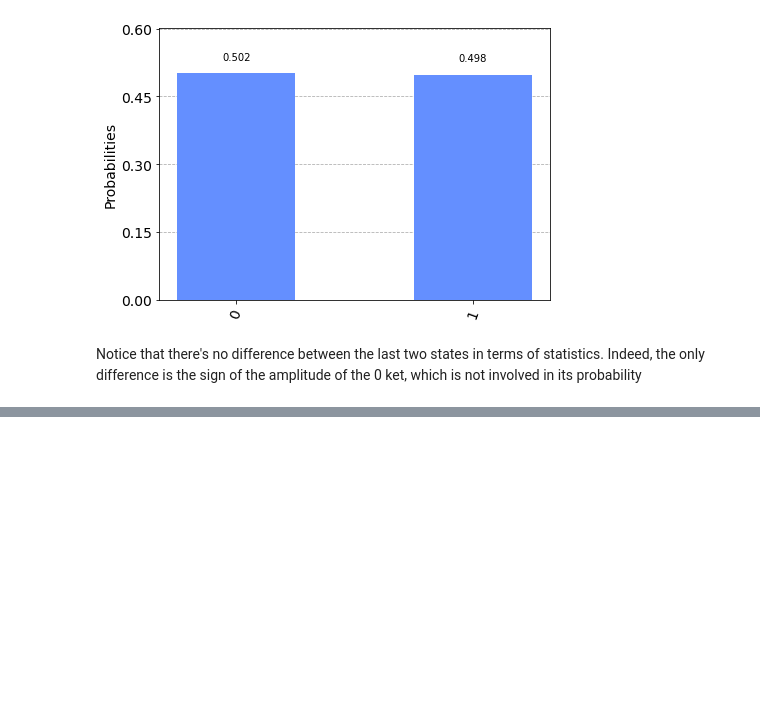
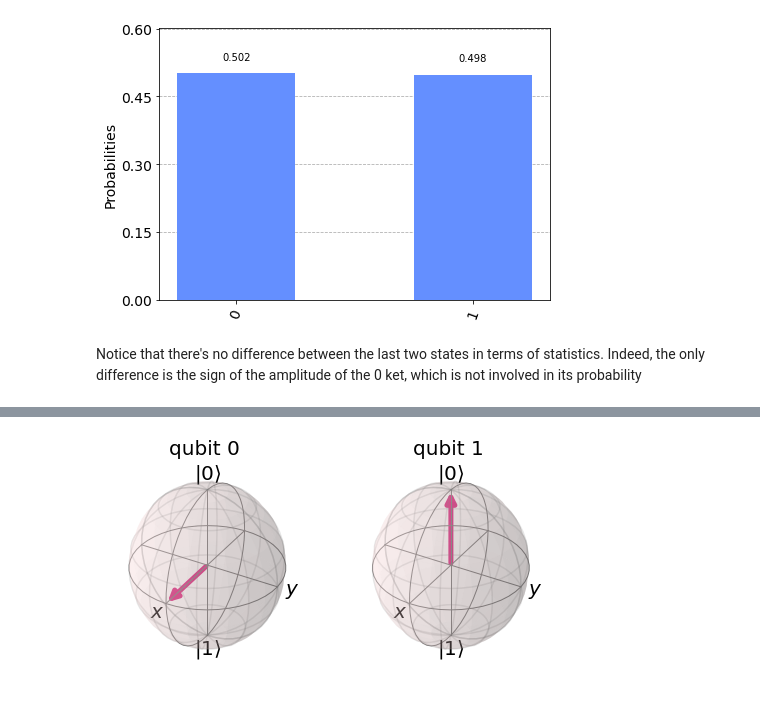
Before and after one commit to GiuliaLanzillotta/My-ML-exercises, a Jupyter notebook: Intro_to_quantum_computing.ipynb, the cells around one changed output, grey strips where cells are left out. Saved outputs shown, nothing was run; the diff lists cells and outputs as text; code cells hidden in the pictures; blank space fills up the shorter version.

```diff
--- a/Intro_to_quantum_computing.ipynb
+++ b/Intro_to_quantum_computing.ipynb
@@ -124,0 +166,8 @@ Notice that there's no difference between the last two states in terms of statis
+# %%
+# Adding Hadamard gate H on qubit 0, which puts it into a superposition state.
+circuit = QuantumCircuit(2,2)
+circuit.h(0)
+job = execute(circuit, backend_statevector)
+plot_bloch_multivector(job.result().get_statevector())
+# %% [output]
+[figure, added]
```
Also changed, not shown: parts of 15 cells of this notebook.
